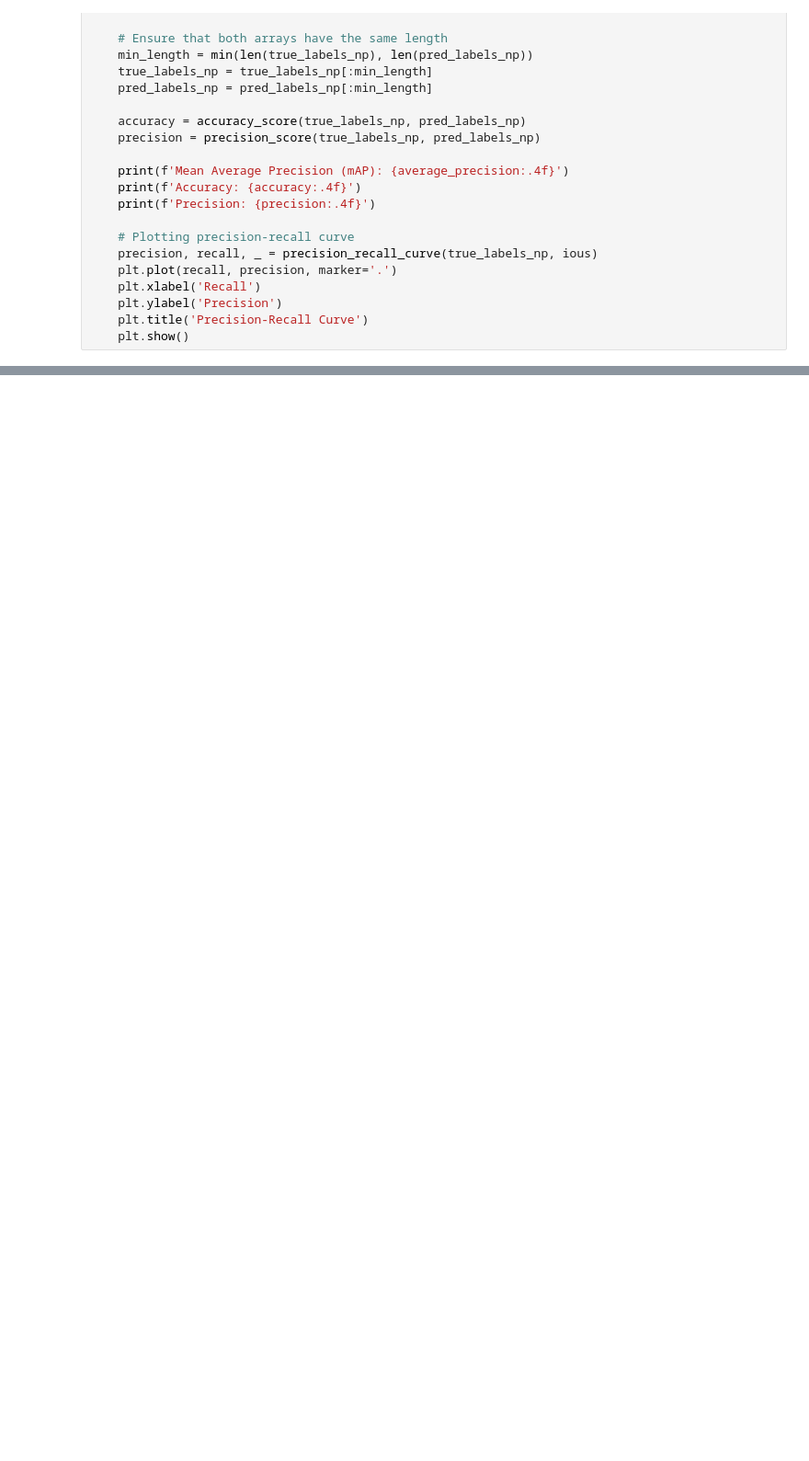
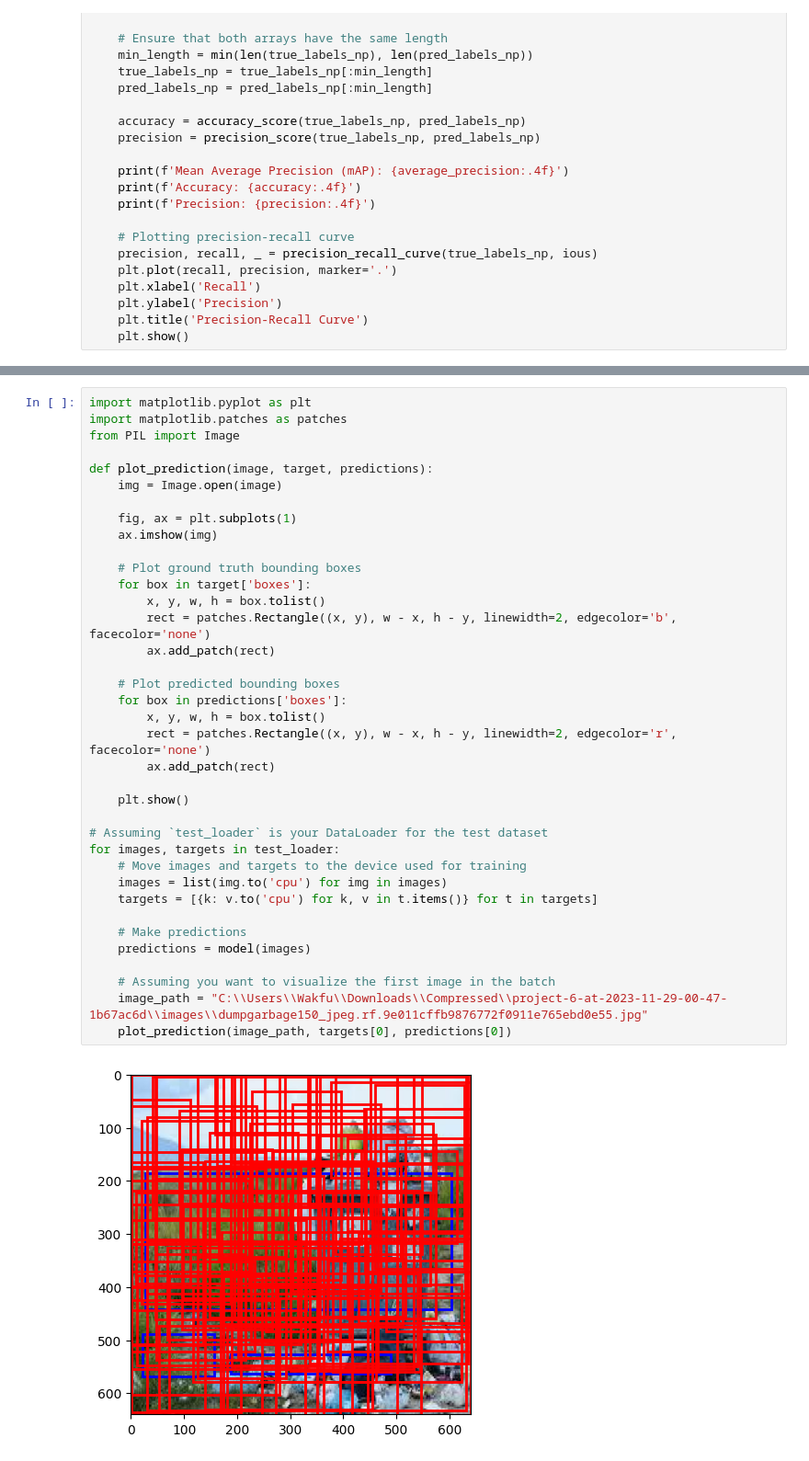
Before and after one commit to immerSIR/Map-Action-Model, a Jupyter notebook: code/mapaction_object_detection_model/testing.ipynb, the cells around one changed output, grey strips where cells are left out. Shown at 92% size. Drawn from its saved outputs; the diff is of its cells as text; blank space fills up the shorter version.

```diff
--- a/code/mapaction_object_detection_model/testing.ipynb
+++ b/code/mapaction_object_detection_model/testing.ipynb
@@ -119,0 +193,39 @@ Skipping precision-recall curve plot due to insufficient unique labels.
+# %%
+import matplotlib.pyplot as plt
+import matplotlib.patches as patches
+from PIL import Image
+
+def plot_prediction(image, target, predictions):
+    img = Image.open(image)
+
+    fig, ax = plt.subplots(1)
+    ax.imshow(img)
+
+    # Plot ground truth bounding boxes
+    for box in target['boxes']:
+        x, y, w, h = box.tolist()
+        rect = patches.Rectangle((x, y), w - x, h - y, linewidth=2, edgecolor='b', facecolor='none')
+        ax.add_patch(rect)
+
+    # Plot predicted bounding boxes
+    for box in predictions['boxes']:
+        x, y, w, h = box.tolist()
+        rect = patches.Rectangle((x, y), w - x, h - y, linewidth=2, edgecolor='r', facecolor='none')
+        ax.add_patch(rect)
+
+    plt.show()
+
+# Assuming `test_loader` is your DataLoader for the test dataset
+for images, targets in test_loader:
+    # Move images and targets to the device used for training
+    images = list(img.to('cpu') for img in images)
+    targets = [{k: v.to('cpu') for k, v in t.items()} for t in targets]
+
+    # Make predictions
+    predictions = model(images)
+
+    # Assuming you want to visualize the first image in the batch
+    image_path = "C:\\Users\\Wakfu\\Downloads\\Compressed\\project-6-at-2023-11-29-00-47-1b67ac6d\\images\\dumpgarbage150_jpeg.rf.9e011cffb9876772f0911e765ebd0e55.jpg"
+    plot_prediction(image_path, targets[0], predictions[0])
+# %% [output]
+[figure, added]
```
Also changed, not shown: parts of 6 cells of this notebook, 3 other files.
